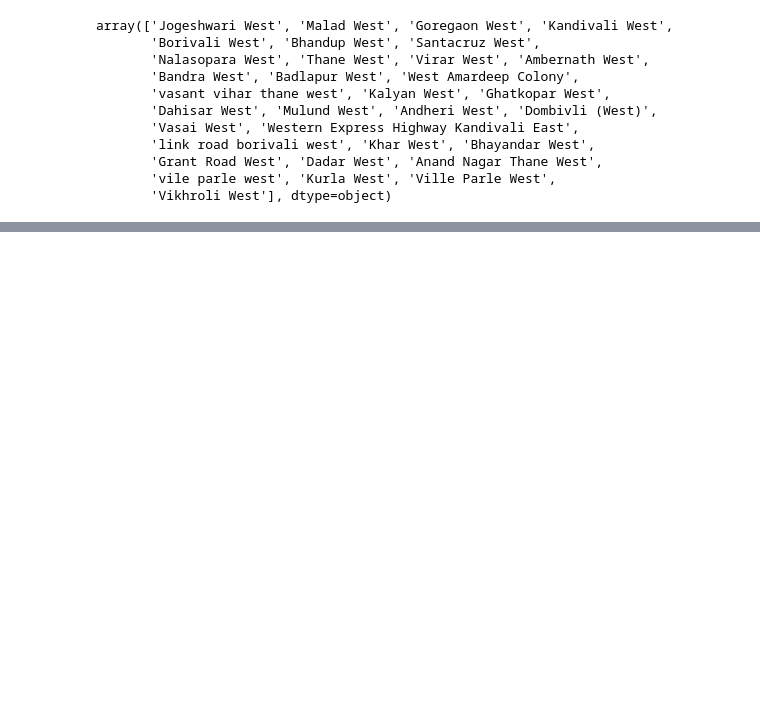
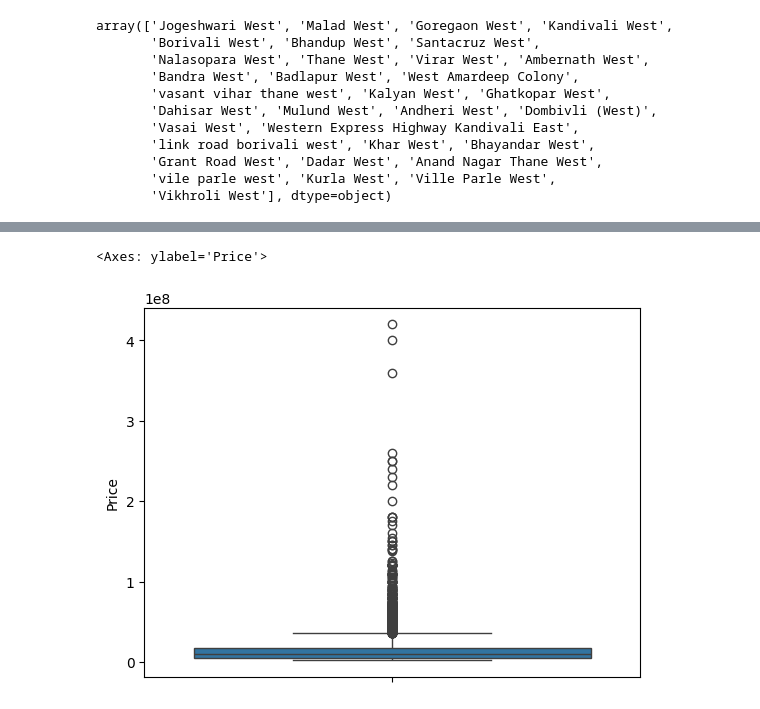
Before and after one commit to VSGit-hub/house-price-prediction, a Jupyter notebook: notebooks/eda.ipynb, the cells around one changed output, grey strips where cells are left out. Saved outputs shown, nothing was run; the diff lists cells and outputs as text; code cells hidden in the pictures; blank space fills up the shorter version.

```diff
--- a/notebooks/eda.ipynb
+++ b/notebooks/eda.ipynb
@@ -124,0 +184,5 @@ array(['Jogeshwari West', 'Malad West', 'Goregaon West', 'Kandivali West',
+# %%
+sns.boxplot(df["Price"])
+# %% [output]
+<Axes: ylabel='Price'>
+[figure, added]
```
Also changed, not shown: parts of 13 cells of this notebook, 6 other files.
